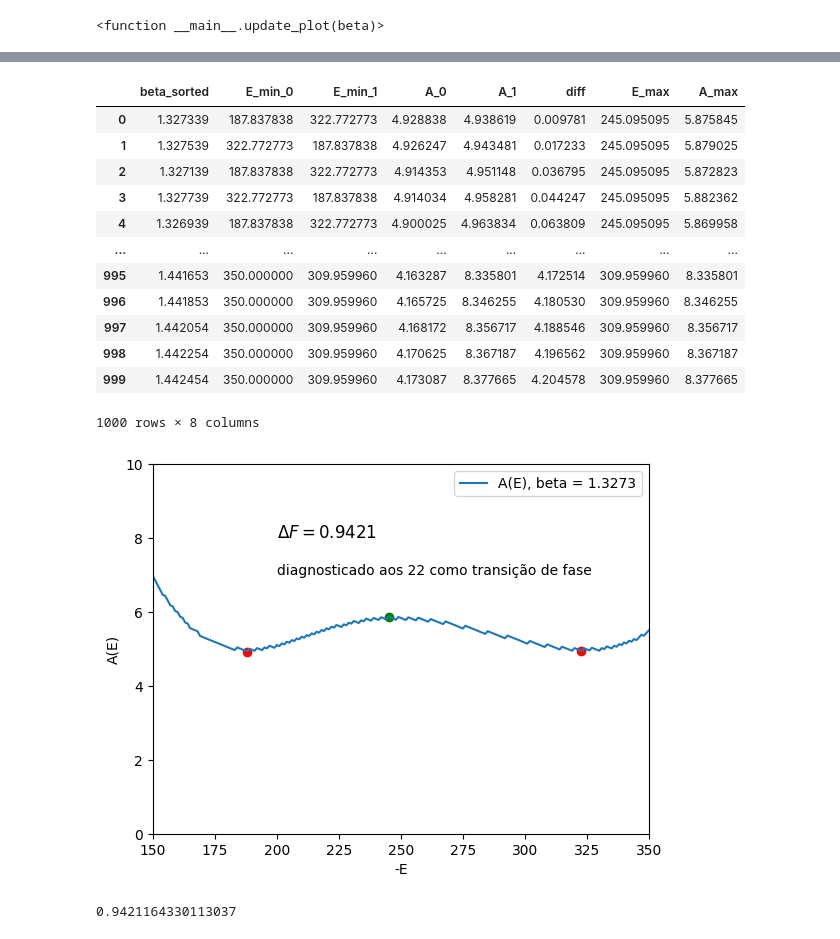
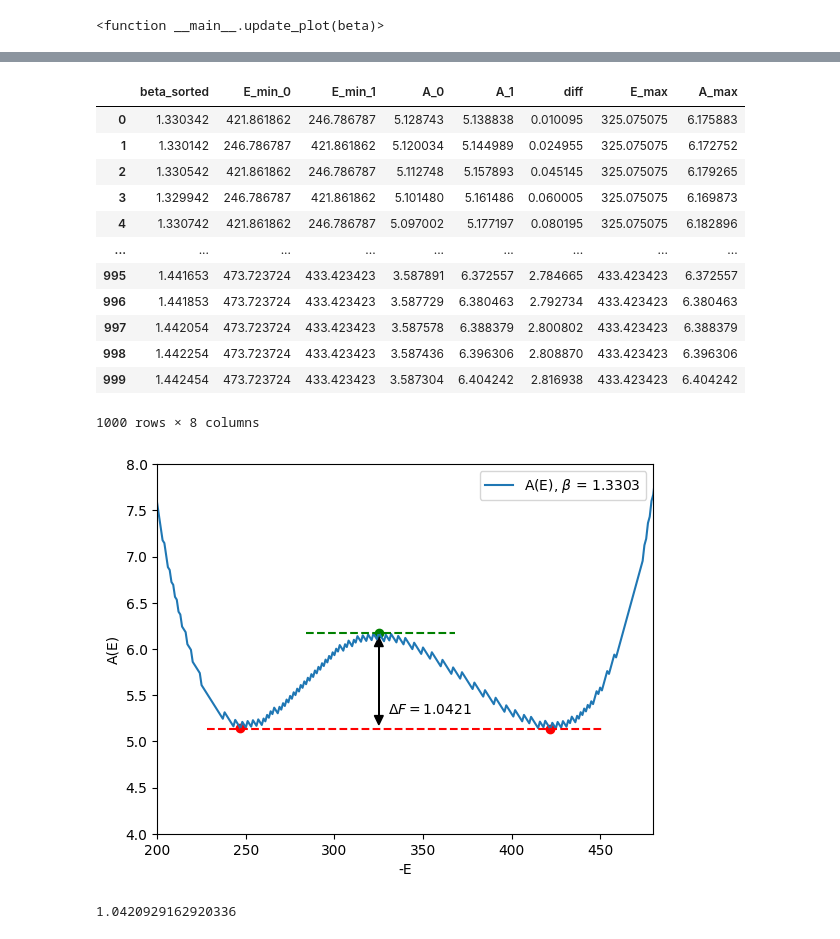
Before and after one commit to joaopedrobiu6/WangLandau_LeeKosterlitz, a Jupyter notebook: WangLandau/DataAnalysis.ipynb, the cells around one changed output, grey strips where cells are left out. Drawn from its saved outputs; the diff is of its cells as text; code cells hidden in the pictures.

```diff
--- a/WangLandau/DataAnalysis.ipynb
+++ b/WangLandau/DataAnalysis.ipynb
@@ -8,7 +8,7 @@ def read_data(data):
     """Read the data from the file."""
     return np.loadtxt(data)
 # %%
-name = "L14_J1.00_q8"
+name = "L16_J1.00_q8"
 # folder = f"results/{name}/"
 folder = f"results/good_results/{name}/"
 
@@ -159,45 +159,51 @@ def search_minima(beta, min, max):
     return df
 # %%
 beta = np.linspace(beta_c-0.1, beta_c+0.1, 1000)
-beta_df = search_minima(beta, 150, 350)
+beta_df = search_minima(beta, 150, 480)
 # %%
 beta_df
 # %% [output]
 |  | beta_sorted | E_min_0 | E_min_1 | A_0 | A_1 | diff | E_max | A_max |
-| 0 | 1.327339 | 187.837838 | 322.772773 | 4.928838 | 4.938619 | 0.009781 | 245.095095 | 5.875845 |
-| 1 | 1.327539 | 322.772773 | 187.837838 | 4.926247 | 4.943481 | 0.017233 | 245.095095 | 5.879025 |
-| 2 | 1.327139 | 187.837838 | 322.772773 | 4.914353 | 4.951148 | 0.036795 | 245.095095 | 5.872823 |
-| 3 | 1.327739 | 322.772773 | 187.837838 | 4.914034 | 4.958281 | 0.044247 | 245.095095 | 5.882362 |
-| 4 | 1.326939 | 187.837838 | 322.772773 | 4.900025 | 4.963834 | 0.063809 | 245.095095 | 5.869958 |
+| 0 | 1.330342 | 421.861862 | 246.786787 | 5.128743 | 5.138838 | 0.010095 | 325.075075 | 6.175883 |
+| 1 | 1.330142 | 246.786787 | 421.861862 | 5.120034 | 5.144989 | 0.024955 | 325.075075 | 6.172752 |
+| 2 | 1.330542 | 421.861862 | 246.786787 | 5.112748 | 5.157893 | 0.045145 | 325.075075 | 6.179265 |
+| 3 | 1.329942 | 246.786787 | 421.861862 | 5.101480 | 5.161486 | 0.060005 | 325.075075 | 6.169873 |
+| 4 | 1.330742 | 421.861862 | 246.786787 | 5.097002 | 5.177197 | 0.080195 | 325.075075 | 6.182896 |
 | ... | ... | ... | ... | ... | ... | ... | ... | ... |
-| 995 | 1.441653 | 350.000000 | 309.959960 | 4.163287 | 8.335801 | 4.172514 | 309.959960 | 8.335801 |
-| 996 | 1.441853 | 350.000000 | 309.959960 | 4.165725 | 8.346255 | 4.180530 | 309.959960 | 8.346255 |
-| 997 | 1.442054 | 350.000000 | 309.959960 | 4.168172 | 8.356717 | 4.188546 | 309.959960 | 8.356717 |
-| 998 | 1.442254 | 350.000000 | 309.959960 | 4.170625 | 8.367187 | 4.196562 | 309.959960 | 8.367187 |
-| 999 | 1.442454 | 350.000000 | 309.959960 | 4.173087 | 8.377665 | 4.204578 | 309.959960 | 8.377665 |
+| 995 | 1.441653 | 473.723724 | 433.423423 | 3.587891 | 6.372557 | 2.784665 | 433.423423 | 6.372557 |
+| 996 | 1.441853 | 473.723724 | 433.423423 | 3.587729 | 6.380463 | 2.792734 | 433.423423 | 6.380463 |
+| 997 | 1.442054 | 473.723724 | 433.423423 | 3.587578 | 6.388379 | 2.800802 | 433.423423 | 6.388379 |
+| 998 | 1.442254 | 473.723724 | 433.423423 | 3.587436 | 6.396306 | 2.808870 | 433.423423 | 6.396306 |
+| 999 | 1.442454 | 473.723724 | 433.423423 | 3.587304 | 6.404242 | 2.816938 | 433.423423 | 6.404242 |
 1000 rows × 8 columns
 # %%
-plt.plot(-E, A(E, beta_df["beta_sorted"][0]), label='A(E), beta = {:.4f}'.format(beta_df["beta_sorted"][0]))
+plt.plot(-E, A(E, beta_df["beta_sorted"][0]), label=r'A(E), $\beta$ = {:.4f}'.format(beta_df["beta_sorted"][0]))
 plt.scatter(beta_df["E_min_0"][0], beta_df["A_0"][0], color='red')
 plt.scatter(beta_df["E_min_1"][0], beta_df["A_1"][0], color='red')
 plt.scatter(beta_df["E_max"][0], beta_df["A_max"][0], color='green')
 # add text with the value of the difference
 deltaF = beta_df["A_max"][0] - ((beta_df["A_0"][0] + beta_df["A_1"][0])/2)
-plt.text(200, 8, r"$\Delta F = {:.4f}$".format(deltaF), fontsize=12)
-plt.text(200, 7, r"diagnosticado aos 22 como transição de fase", fontsize=10)
+plt.text(330, 5.3, r"$\Delta F = {:.4f}$".format(deltaF), fontsize=10)
+
+plt.arrow(beta_df["E_max"][0], beta_df["A_0"][0]+0.15, 0, beta_df["A_max"][0]-beta_df["A_0"][0]-0.3, head_width=5, head_length=0.1, fc='black', ec='black')
+plt.arrow(beta_df["E_max"][0], beta_df["A_max"][0]-0.15, 0, -beta_df["A_max"][0]+beta_df["A_0"][0]+0.3, head_width=5, head_length=0.1, fc='black', ec='black')
+
+plt.axhline(y=beta_df["A_max"][0], color='green', xmin=0.3, xmax=0.6, linestyle='--')
+plt.axhline(y=(beta_df["A_0"][0] + beta_df["A_1"][0])/2,  xmin=0.1, xmax=0.9, color='red', linestyle='--')
+
 plt.xlabel('-E')
 plt.ylabel('A(E)')
-plt.xlim(150, 350)
-plt.ylim(0, 10)
+plt.xlim(200, 480)
+plt.ylim(4, 8)
 plt.legend()
 plt.show()
 # %% [output]
-[figure, old version]
+[figure, new version]
 # %%
 deltaF = beta_df["A_max"][0] - ((beta_df["A_0"][0] + beta_df["A_1"][0])/2)
 print(deltaF)
 # %% [output]
-0.9421164330113037
+1.0420929162920336
 # %%
 L_deltaF = np.loadtxt("L_deltaF.txt")
 
```
Also changed, not shown: parts of 3 cells of this notebook, 7 other files.
